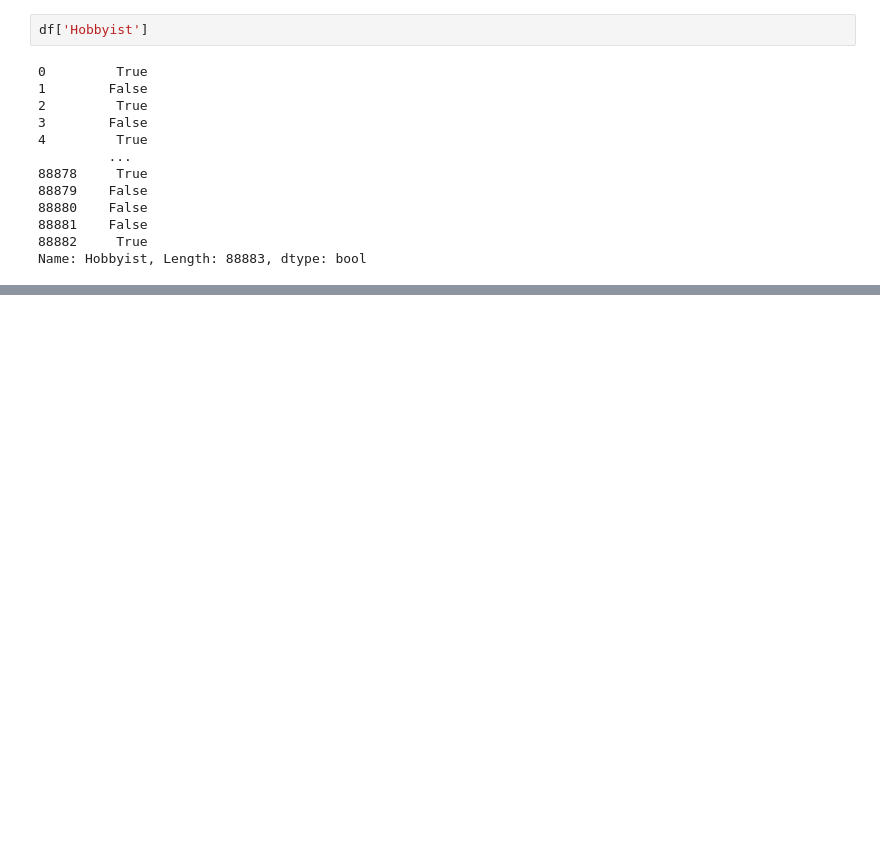
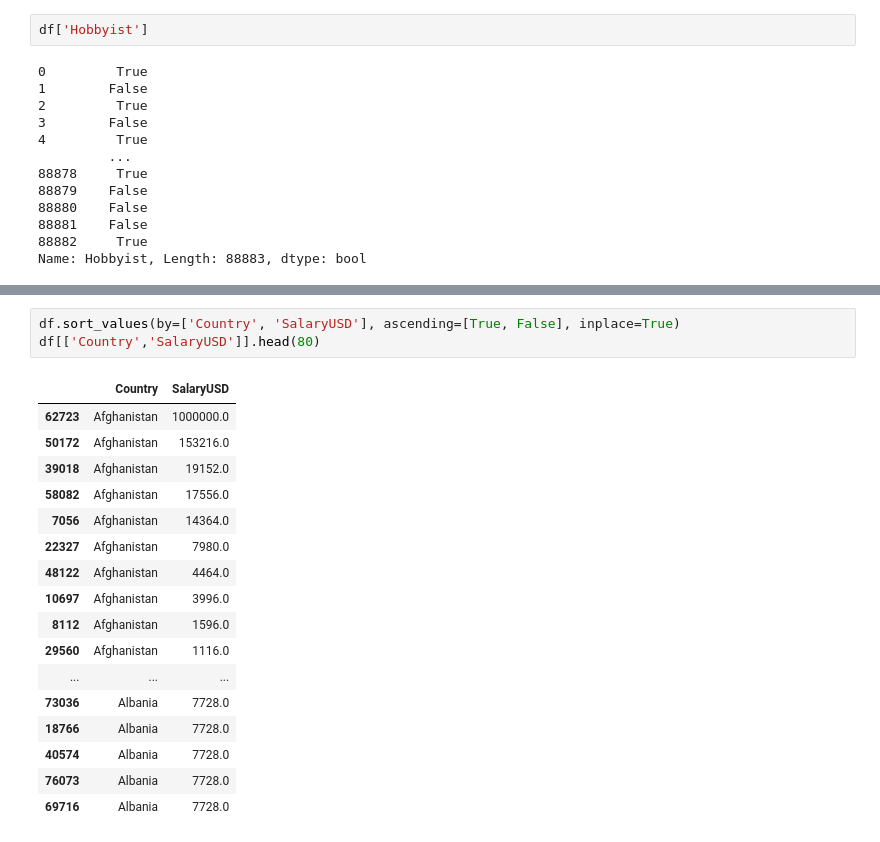
Before and after one commit to guamoshtli/Pandas, a Jupyter notebook: CoreySchafer.ipynb, the cells around one changed output, grey strips where cells are left out. Cells and saved outputs as stored; diff of their text form; blank space fills up the shorter version.

```diff
--- a/CoreySchafer.ipynb
+++ b/CoreySchafer.ipynb
@@ -342,0 +398,21 @@ Name: Hobbyist, Length: 88883, dtype: bool
+# %%
+df.sort_values(by=['Country', 'SalaryUSD'], ascending=[True, False], inplace=True)
+df[['Country','SalaryUSD']].head(80)
+# %% [output]
+|  | Country | SalaryUSD |
+| 62723 | Afghanistan | 1000000.0 |
+| 50172 | Afghanistan | 153216.0 |
+| 39018 | Afghanistan | 19152.0 |
+| 58082 | Afghanistan | 17556.0 |
+| 7056 | Afghanistan | 14364.0 |
+| 22327 | Afghanistan | 7980.0 |
+| 48122 | Afghanistan | 4464.0 |
+| 10697 | Afghanistan | 3996.0 |
+| 8112 | Afghanistan | 1596.0 |
+| 29560 | Afghanistan | 1116.0 |
+| ... | ... | ... |
+| 73036 | Albania | 7728.0 |
+| 18766 | Albania | 7728.0 |
+| 40574 | Albania | 7728.0 |
+| 76073 | Albania | 7728.0 |
+| 69716 | Albania | 7728.0 |
```
Also changed, not shown: parts of 6 cells of this notebook, 1 other file.
